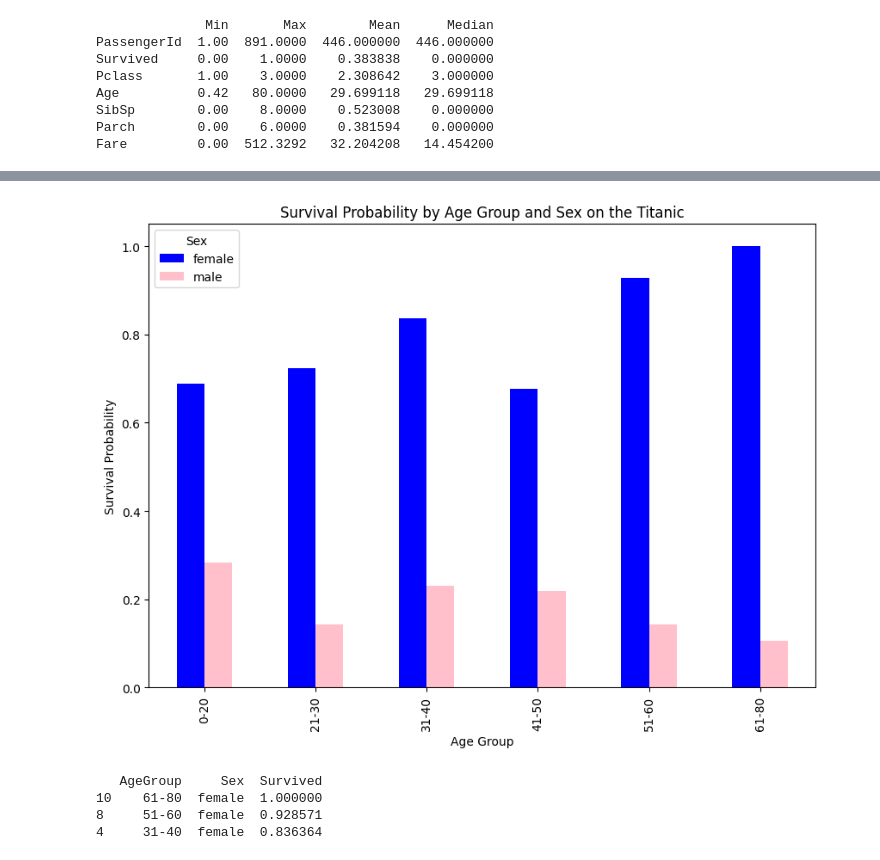
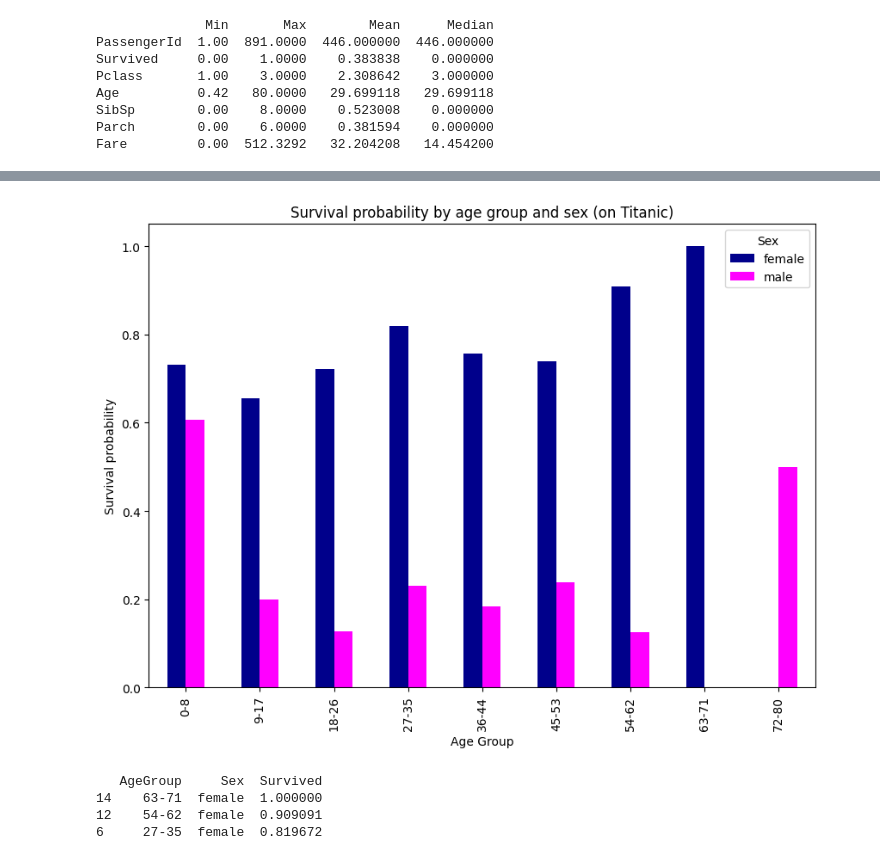
Before and after one commit to IndraLV/Python_Indiviual_Task_3, a Jupyter notebook: Python_individual_task3.ipynb, the cells around one changed output, grey strips where cells are left out. Cells and saved outputs as stored; diff of their text form; code cells hidden in the pictures.

```diff
--- a/Python_individual_task3.ipynb
+++ b/Python_individual_task3.ipynb
@@ -162,18 +131,20 @@ plt.show()
 # %%
+# Calculating and visualizing survivals by age and sex.
 survived_df = titanic_df[titanic_df['Survived'] == 1]
 
-age_bins = [0, 20, 30, 40, 50, 60, 80]
-age_labels = ['0-20', '21-30', '31-40', '41-50', '51-60', '61-80']
+age_bins = [0, 8, 17, 26, 35, 44, 53, 62, 71, 80]
+age_labels = ['0-8', '9-17', '18-26', '27-35', '36-44', '45-53', '54-62', '63-71', '72-80']
 
+survived_df = survived_df.copy()
 survived_df['AgeGroup'] = pd.cut(survived_df['Age'], bins=age_bins, labels=age_labels)
 
-survivor_counts = survived_df.groupby(['AgeGroup', 'Sex']).size().unstack(fill_value=0)
+survivor_counts = survived_df.groupby(['AgeGroup', 'Sex'], observed=False).size().unstack(fill_value=0)
 
-survivor_counts.plot(kind='bar', stacked=False, figsize=(10, 7), color=['blue', 'pink'])
+survivor_counts.plot(kind='bar', stacked=False, figsize=(10, 7), color=['darkblue', 'magenta'])
 
-plt.xlabel('Age Group')
-plt.ylabel('Number of Survivors')
-plt.title('Number of Survivors by Age Group and Sex on the Titanic')
+plt.xlabel('Age group')
+plt.ylabel('Number of survivors')
+plt.title('Number of survivors by age group and sex (on Titanic)')
 plt.legend(title='Sex')
 
 plt.show()
@@ -187,19 +153,21 @@ See the caveats in the documentation: https://pandas.pydata.org/pandas-docs/stab
 # %%
+# Calculating and visualizing survival propability by age and sex.
 titanic_df['AgeGroup'] = pd.cut(titanic_df['Age'], bins=age_bins, labels=age_labels)
 
-survival_rates = titanic_df.groupby(['AgeGroup', 'Sex'])['Survived'].mean().unstack()
+survival_rates = titanic_df.groupby(['AgeGroup', 'Sex'], observed=False)['Survived'].mean().unstack()
 
-survival_rates.plot(kind='bar', stacked=False, figsize=(10, 7), color=['blue', 'pink'])
+survival_rates.plot(kind='bar', stacked=False, figsize=(10, 7), color=['darkblue', 'magenta'])
 
 plt.xlabel('Age Group')
-plt.ylabel('Survival Probability')
-plt.title('Survival Probability by Age Group and Sex on the Titanic')
+plt.ylabel('Survival probability')
+plt.title('Survival probability by age group and sex (on Titanic)')
 plt.legend(title='Sex')
 
 plt.show()
 # %% [output]
-[figure, old version]
+[figure, new version]
 # %%
+# Calculating top survival rates by age and sex.
 titanic_df['AgeGroup'] = pd.cut(titanic_df['Age'], bins=age_bins, labels=age_labels)
 
 survival_rates = titanic_df.groupby(['AgeGroup', 'Sex'], observed=False)['Survived'].mean().reset_index()
@@ -209,6 +177,6 @@ top_survival_rates = survival_rates.sort_values(by='Survived', ascending=False).
 print(top_survival_rates)
 # %% [output]
    AgeGroup     Sex  Survived
-10    61-80  female  1.000000
-8     51-60  female  0.928571
-4     31-40  female  0.836364
+14    63-71  female  1.000000
+12    54-62  female  0.909091
+6     27-35  female  0.819672
```
Also changed, not shown: parts of 14 cells of this notebook.
